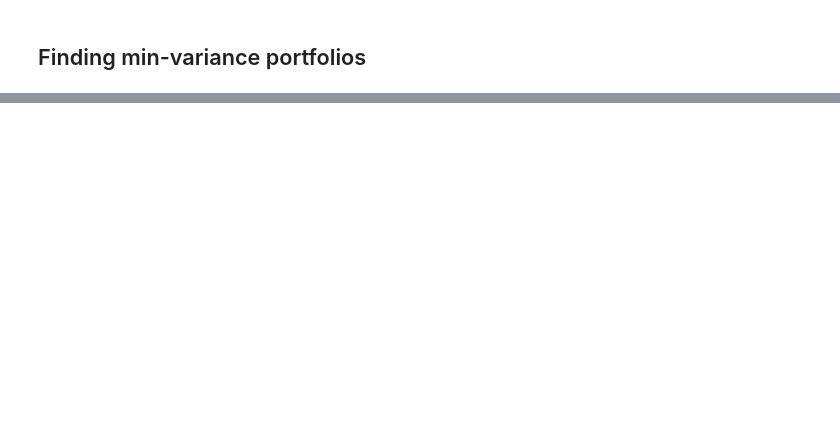
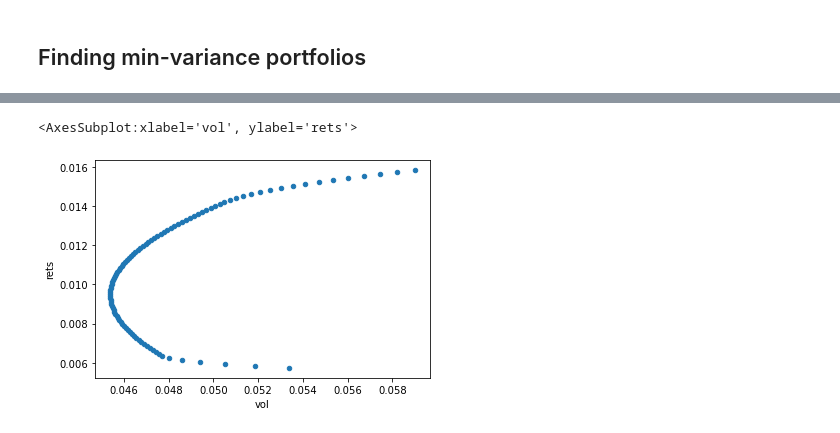
Before and after one commit to alwaysfish/alpha-lib, a Jupyter notebook: efficient-frontier.ipynb, the cells around one changed output, grey strips where cells are left out. Cells and saved outputs as stored; diff of their text form; code cells hidden in the pictures; blank space fills up the shorter version.

```diff
--- a/efficient-frontier.ipynb
+++ b/efficient-frontier.ipynb
@@ -149,2 +152,33 @@ sns.scatterplot(data=p_df, x='vol', y='rets')
 # %% [markdown]
 ## Finding min-variance portfolios
+# %%
+# A function that finds weights of the minimum variance portfolio for a given "target" return
+def find_minvar_portf_weights(target, rets):
+    n_instruments = rets.shape[1]
+    er = (1 + rets).product() ** (1 / len(rets)) - 1
+    cov_mat = np.cov(rets.values.T)
+
+    # Set bounds for weights
+    w_bounds = ((0, 1),) * n_instruments
+
+    # Set initial weights
+    w_init = np.repeat(1 / n_instruments, n_instruments)
+
+    # Set a constraint that weights add up to 1
+    c_w_sum1 = {
+        'type': 'eq',
+        'fun': lambda weights: np.sum(weights) - 1
+    }
+
+    # Set a constraint that portfolio return matches target return
+    c_target_return = {
+        'type': 'eq',
+        'args': (er,),
+        'fun': lambda weights, er: target - portf_return(weights, er)
+    }
+
+    results = minimize(portf_vol, w_init, args=(cov_mat,), method='SLSQP',
+                      options={'disp': False}, constraints=(c_w_sum1, c_target_return),
+                      bounds=w_bounds)
+
+    return results.x, results.fun, results.success
@@ -150,0 +189,17 @@ sns.scatterplot(data=p_df, x='vol', y='rets')
+# %%
+def find_optimal_weights(rets, n_portfolios=50):
+    er = (1 + rets).product() ** (1 / len(rets)) - 1
+    r_min = er.min()
+    r_max = er.max()
+
+    p_r = [r for r in np.linspace(r_min, r_max, n_portfolios)]
+    p_sigma = [find_minvar_portf_weights(r, rets)[1] for r in p_r]
+
+    return pd.DataFrame({'rets': p_r, 'vol': p_sigma})
+# %%
+p_optimal = find_optimal_weights(s_rets, 100)
+# %%
+p_optimal.plot.scatter(x='vol', y='rets')
+# %% [output]
+<AxesSubplot:xlabel='vol', ylabel='rets'>
+[figure, added]
```
Also changed, not shown: parts of 3 cells of this notebook.
